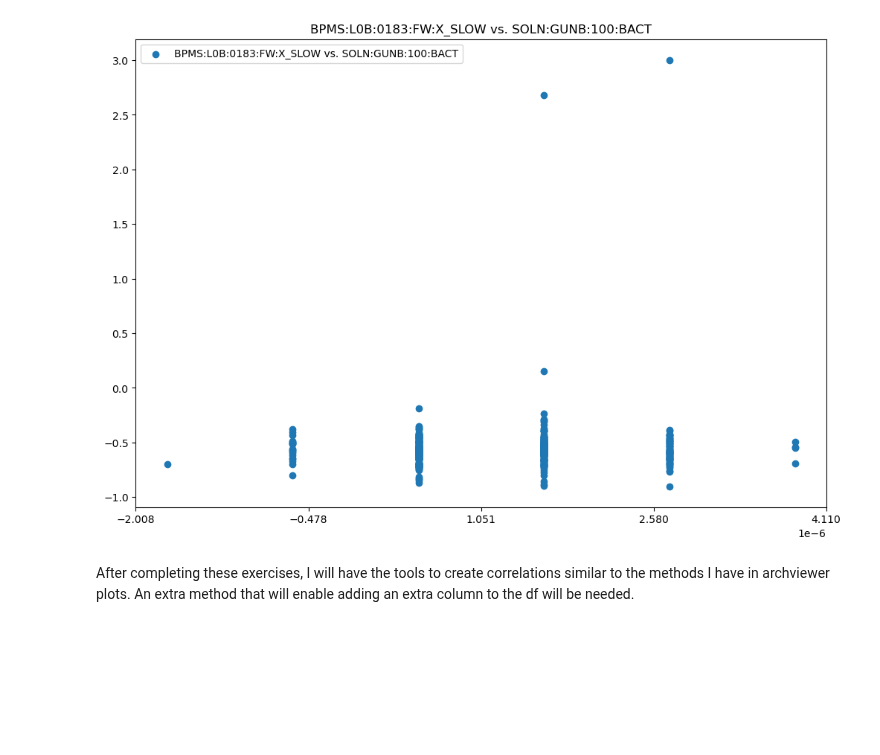
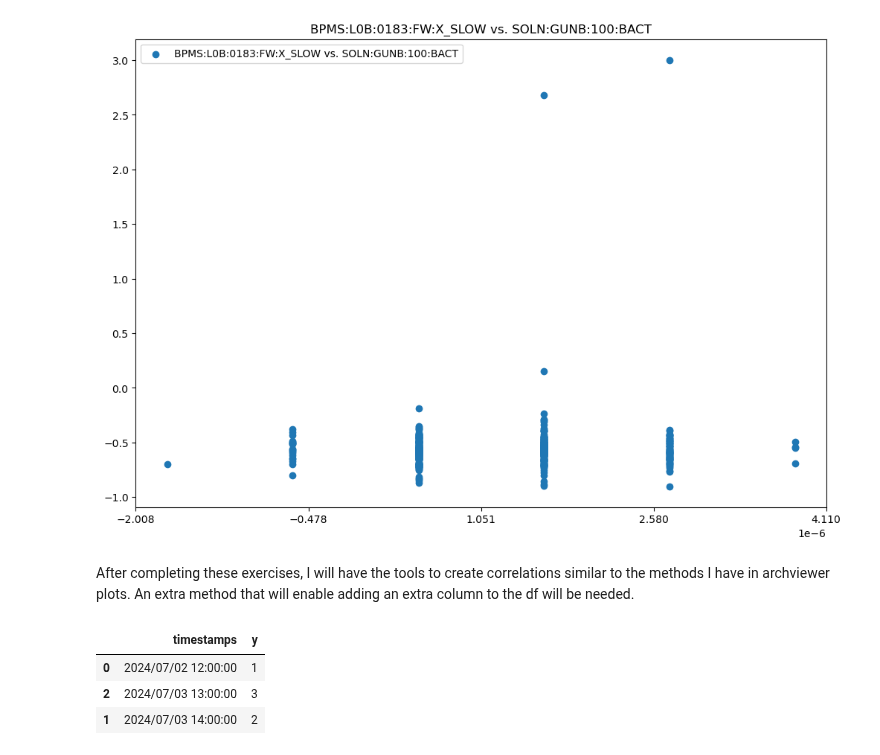
Before and after one commit to jpgtordilla/hombom24, a Jupyter notebook: archive-analysis/lcls-tools-plots/notebooks/lcls_tools_test.ipynb, the cells around one changed output. Cells and saved outputs as stored; diff of their text form; code cells hidden in the pictures; blank space fills up the shorter version.

```diff
--- a/archive-analysis/lcls-tools-plots/notebooks/lcls_tools_test.ipynb
+++ b/archive-analysis/lcls-tools-plots/notebooks/lcls_tools_test.ipynb
@@ -143,3 +143,16 @@ ax.legend()
 [figure]
 # %% [markdown]
 After completing these exercises, I will have the tools to create correlations similar to the methods I have in archviewer plots. An extra method that will enable adding an extra column to the df will be needed.
+# %%
+df = pd.DataFrame({
+    'timestamps': ["2024/07/02 12:00:00", "2024/07/03 14:00:00", "2024/07/03 13:00:00"],
+    'y': [1, 2, 3]
+})
+
+df.sort_values(by='timestamps', ascending=True, inplace=True)
+df
+# %% [output]
+|  | timestamps | y |
+| 0 | 2024/07/02 12:00:00 | 1 |
+| 2 | 2024/07/03 13:00:00 | 3 |
+| 1 | 2024/07/03 14:00:00 | 2 |
```
Also changed, not shown: 2 other files.
